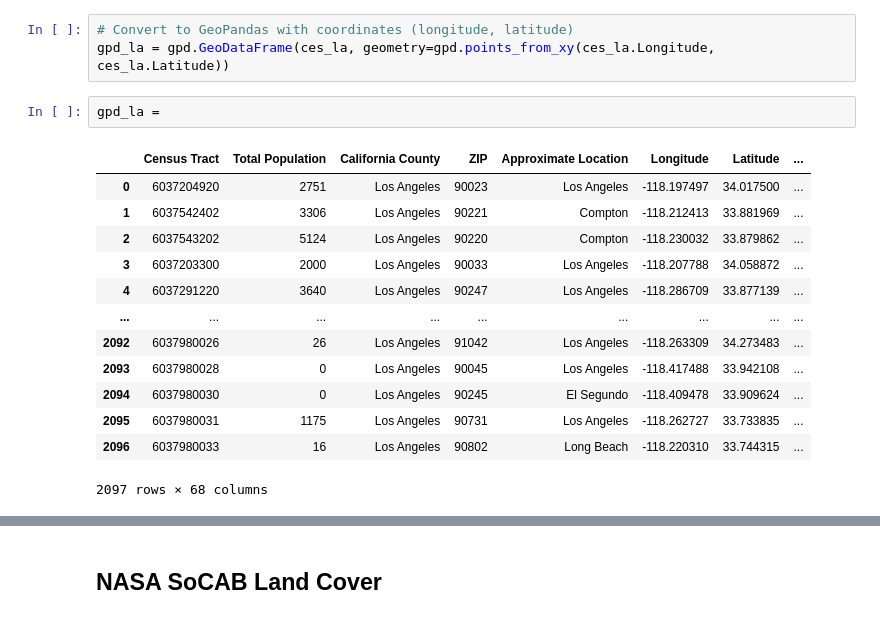
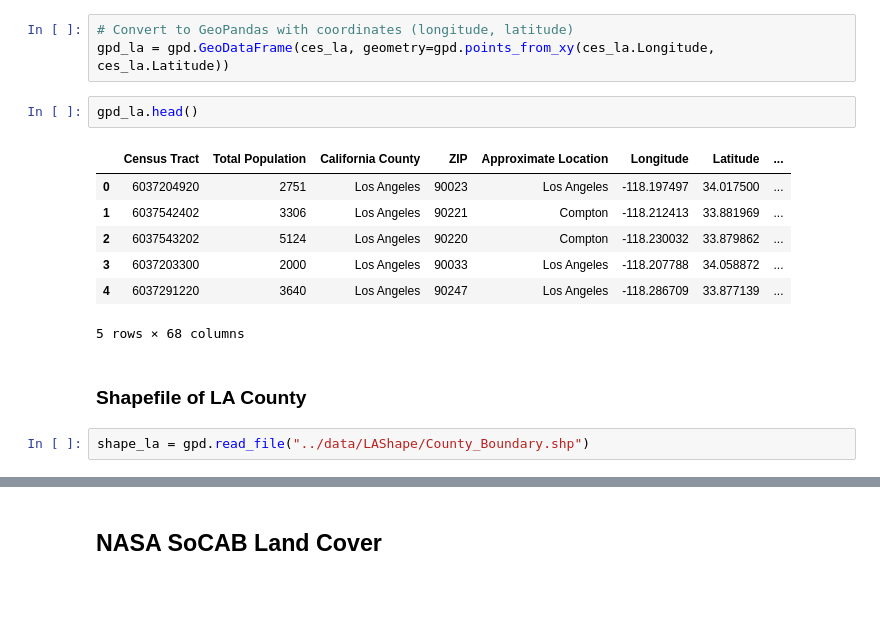
Before and after one commit to carlosortizdev/Thesis, a Jupyter notebook: notebooks/2.EDA.ipynb, the cells around one changed output, grey strips where cells are left out. Cells and saved outputs as stored; diff of their text form; blank space fills up the shorter version.

```diff
--- a/notebooks/2.EDA.ipynb
+++ b/notebooks/2.EDA.ipynb
@@ -20,18 +20,16 @@ ces_la = pd.read_csv("../data/CalEPA/ces_losangeles.csv", index_col=0)
 # Convert to GeoPandas with coordinates (longitude, latitude)
 gpd_la = gpd.GeoDataFrame(ces_la, geometry=gpd.points_from_xy(ces_la.Longitude, ces_la.Latitude))
 # %%
-gpd_la =
+gpd_la.head()
 # %% [output]
 |  | Census Tract | Total Population | California County | ZIP | Approximate Location | Longitude | Latitude | ... |
 | 0 | 6037204920 | 2751 | Los Angeles | 90023 | Los Angeles | -118.197497 | 34.017500 | ... |
 | 1 | 6037542402 | 3306 | Los Angeles | 90221 | Compton | -118.212413 | 33.881969 | ... |
 | 2 | 6037543202 | 5124 | Los Angeles | 90220 | Compton | -118.230032 | 33.879862 | ... |
 | 3 | 6037203300 | 2000 | Los Angeles | 90033 | Los Angeles | -118.207788 | 34.058872 | ... |
 | 4 | 6037291220 | 3640 | Los Angeles | 90247 | Los Angeles | -118.286709 | 33.877139 | ... |
-| ... | ... | ... | ... | ... | ... | ... | ... | ... |
-| 2092 | 6037980026 | 26 | Los Angeles | 91042 | Los Angeles | -118.263309 | 34.273483 | ... |
-| 2093 | 6037980028 | 0 | Los Angeles | 90045 | Los Angeles | -118.417488 | 33.942108 | ... |
-| 2094 | 6037980030 | 0 | Los Angeles | 90245 | El Segundo | -118.409478 | 33.909624 | ... |
-| 2095 | 6037980031 | 1175 | Los Angeles | 90731 | Los Angeles | -118.262727 | 33.733835 | ... |
-| 2096 | 6037980033 | 16 | Los Angeles | 90802 | Long Beach | -118.220310 | 33.744315 | ... |
-2097 rows × 68 columns
+5 rows × 68 columns
+# %% [markdown]
+### Shapefile of LA County
+# %%
+shape_la = gpd.read_file("../data/LAShape/County_Boundary.shp")
```
Also changed, not shown: parts of 5 cells of this notebook.
